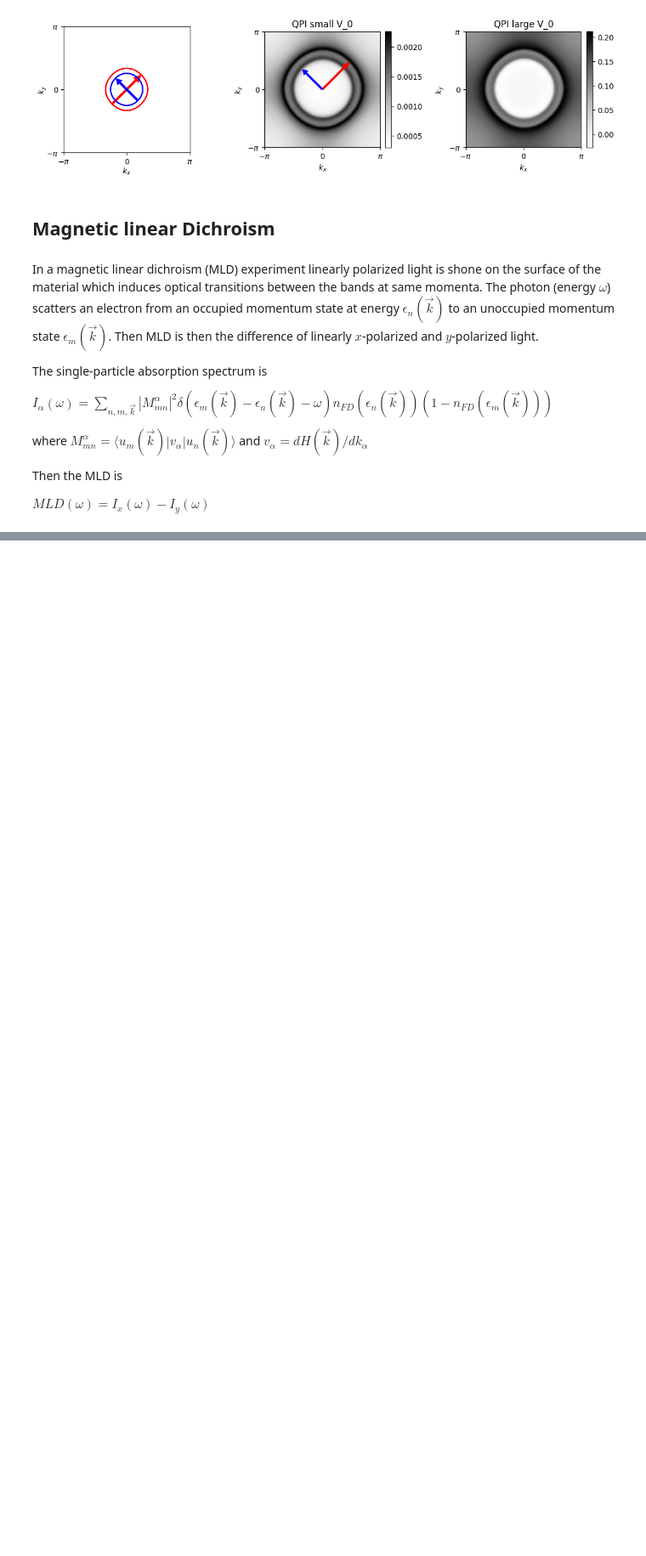
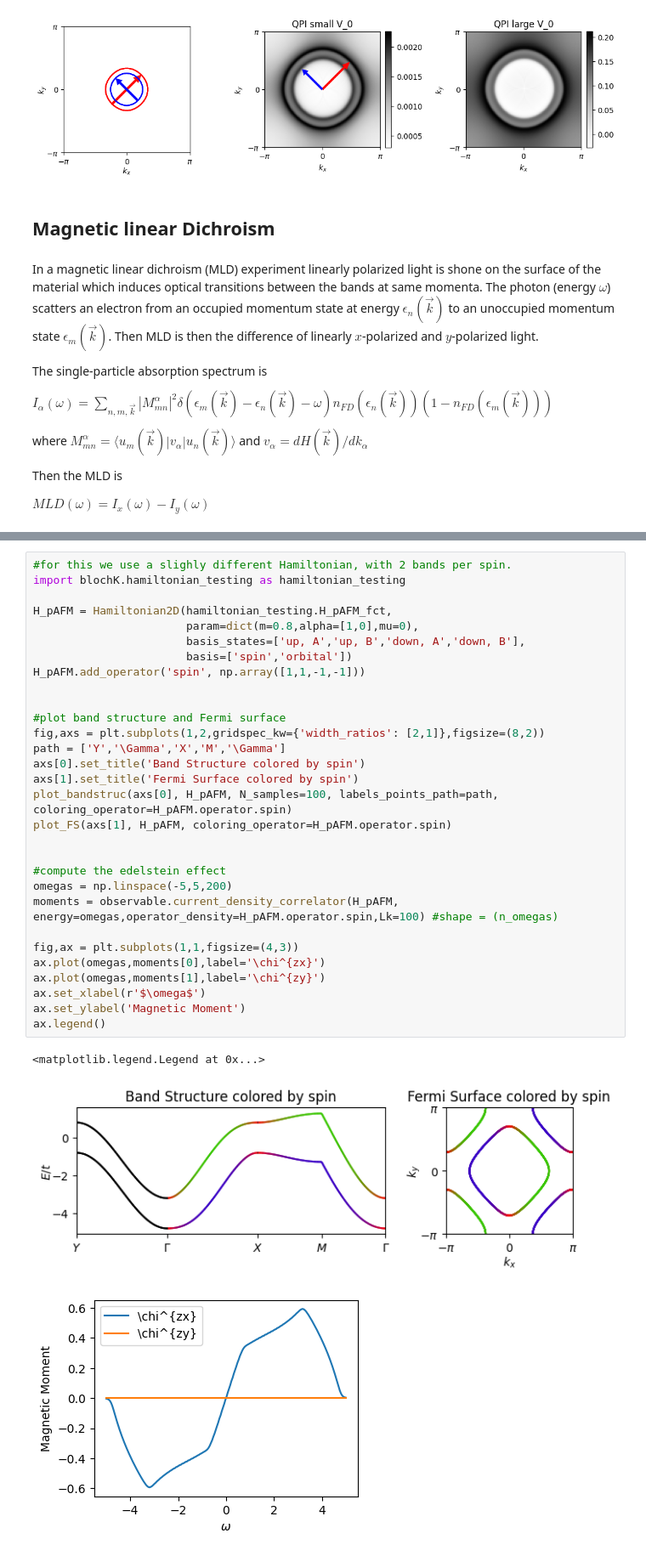
Before and after one commit to valeeb/blochK, a Jupyter notebook: tutorials/basics.ipynb, the cells around one changed output, grey strips where cells are left out. Shown: that part at 85% size. Cells and saved outputs as stored; diff of their text form; blank space fills up the shorter version.

Commit message:
added current density correlator

```diff
--- a/tutorials/basics.ipynb
+++ b/tutorials/basics.ipynb
@@ -344,0 +356,34 @@ ax.legend()
+# %%
+#for this we use a slighly different Hamiltonian, with 2 bands per spin.
+import blochK.hamiltonian_testing as hamiltonian_testing
+
+H_pAFM = Hamiltonian2D(hamiltonian_testing.H_pAFM_fct,
+                       param=dict(m=0.8,alpha=[1,0],mu=0),
+                       basis_states=['up, A','up, B','down, A','down, B'],
+                       basis=['spin','orbital'])
+H_pAFM.add_operator('spin', np.array([1,1,-1,-1]))
+
+
+#plot band structure and Fermi surface
+fig,axs = plt.subplots(1,2,gridspec_kw={'width_ratios': [2,1]},figsize=(8,2))
+path = ['Y','\Gamma','X','M','\Gamma']
+axs[0].set_title('Band Structure colored by spin')
+axs[1].set_title('Fermi Surface colored by spin')
+plot_bandstruc(axs[0], H_pAFM, N_samples=100, labels_points_path=path, coloring_operator=H_pAFM.operator.spin)
+plot_FS(axs[1], H_pAFM, coloring_operator=H_pAFM.operator.spin)
+
+
+#compute the edelstein effect
+omegas = np.linspace(-5,5,200)
+moments = observable.current_density_correlator(H_pAFM, energy=omegas,operator_density=H_pAFM.operator.spin,Lk=100) #shape = (n_omegas)
+
+fig,ax = plt.subplots(1,1,figsize=(4,3))
+ax.plot(omegas,moments[0],label='\chi^{zx}')
+ax.plot(omegas,moments[1],label='\chi^{zy}')
+ax.set_xlabel(r'$\omega$')
+ax.set_ylabel('Magnetic Moment')
+ax.legend()
+# %% [output]
+<matplotlib.legend.Legend at 0x...>
+[figure, added]
+[figure, added]
```
Also changed, not shown: parts of 3 cells of this notebook, 3 other files.
